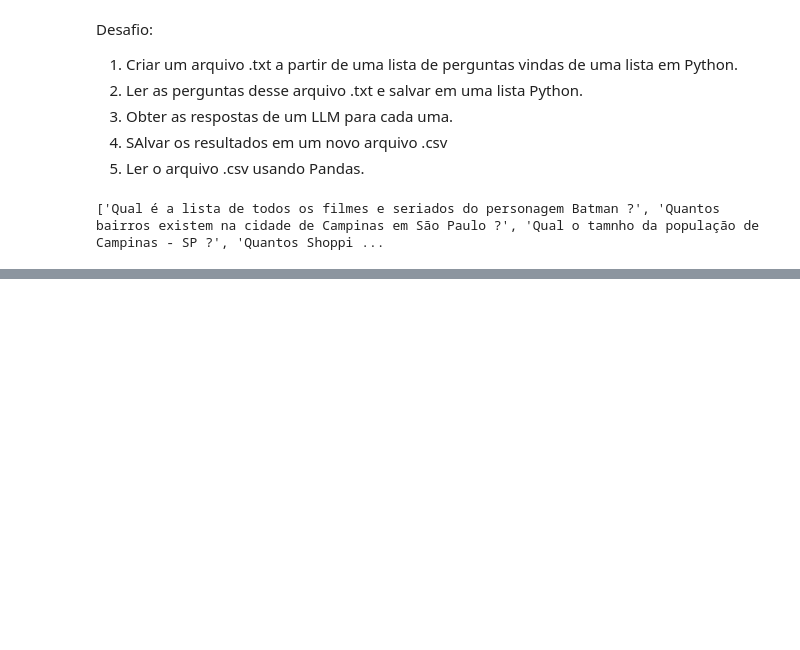
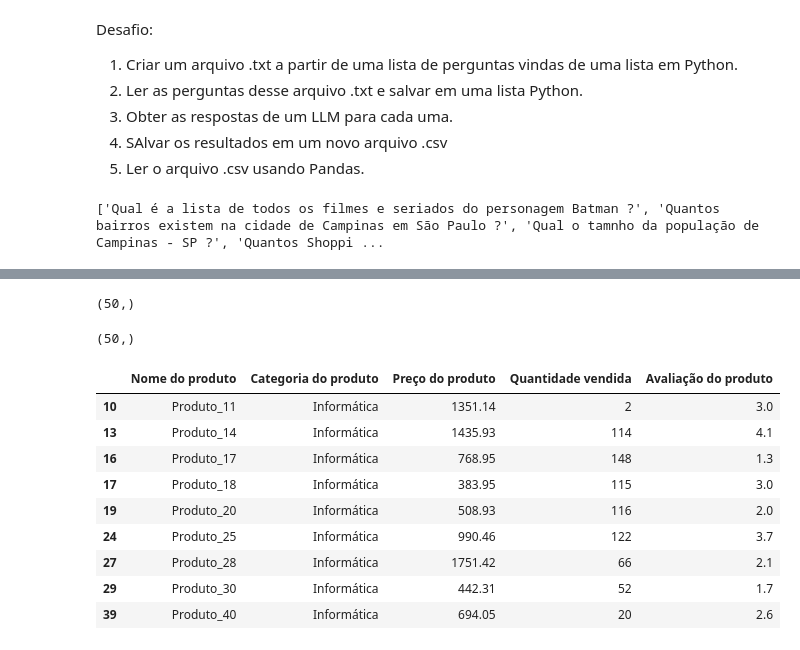
Before and after one commit to alxmart/Python_IA_Aplicada, a Jupyter notebook: Python_IA_Aplicada.ipynb, the cells around one changed output, grey strips where cells are left out. Drawn from its saved outputs; the diff is of its cells as text; code cells hidden in the pictures; blank space fills up the shorter version.

```diff
--- a/Python_IA_Aplicada.ipynb
+++ b/Python_IA_Aplicada.ipynb
@@ -1341,0 +1471,21 @@ display(df_produtos)
+# %%
+filtro_categoria_produto.shape
+# %% [output]
+(50,)
+# %%
+filtro_menor_2.shape
+# %% [output]
+(50,)
+# %%
+df_produtos[(df_produtos["Categoria do produto"] == "Informática") & (df_produtos["Preço do produto"] >= 350.0)]
+# %% [output]
+|  | Nome do produto | Categoria do produto | Preço do produto | Quantidade vendida | Avaliação do produto |
+| 10 | Produto_11 | Informática | 1351.14 | 2 | 3.0 |
+| 13 | Produto_14 | Informática | 1435.93 | 114 | 4.1 |
+| 16 | Produto_17 | Informática | 768.95 | 148 | 1.3 |
+| 17 | Produto_18 | Informática | 383.95 | 115 | 3.0 |
+| 19 | Produto_20 | Informática | 508.93 | 116 | 2.0 |
+| 24 | Produto_25 | Informática | 990.46 | 122 | 3.7 |
+| 27 | Produto_28 | Informática | 1751.42 | 66 | 2.1 |
+| 29 | Produto_30 | Informática | 442.31 | 52 | 1.7 |
+| 39 | Produto_40 | Informática | 694.05 | 20 | 2.6 |
```
Also changed, not shown: parts of 40 cells of this notebook.
